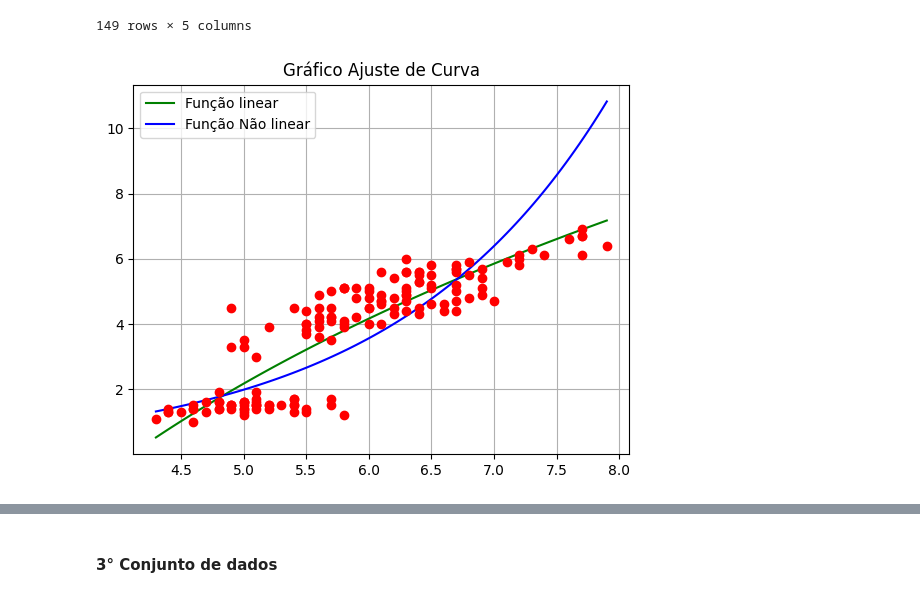
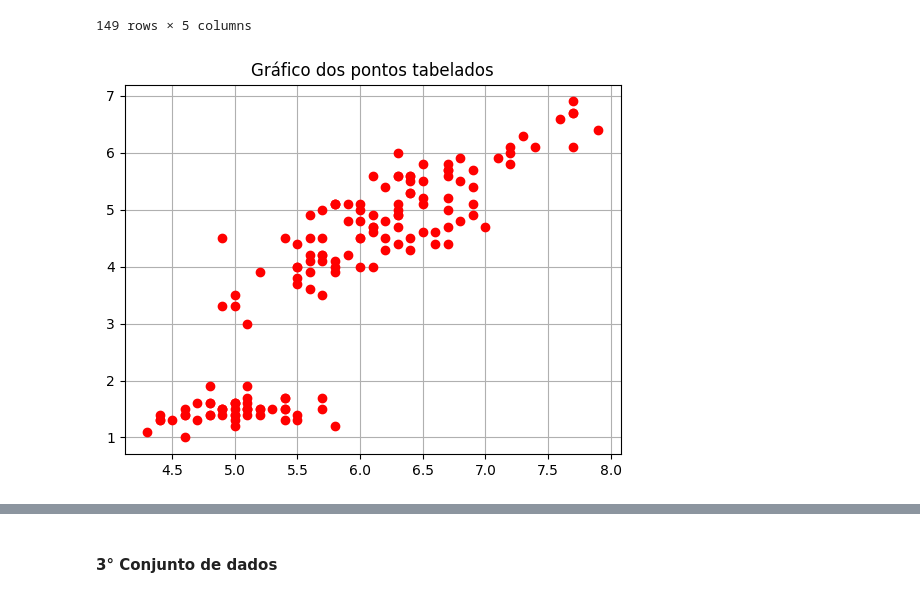
Before and after one commit to syannekaroline/MatematicaComputacional, a Jupyter notebook: ExercícioPratico06-AjusteDeCurva.ipynb, the cells around one changed output, grey strips where cells are left out. Saved outputs shown, nothing was run; the diff lists cells and outputs as text; code cells hidden in the pictures.

```diff
--- a/ExercícioPratico06-AjusteDeCurva.ipynb
+++ b/ExercícioPratico06-AjusteDeCurva.ipynb
@@ -11,11 +11,12 @@ class MQ:
   def __init__(self):
     self.alfas = []
 
-  def fit_exp(self, x, y,printValues=False):
+  def fit_exp(self, x, y,GExp=[lambda x:1, lambda x:x],printValues=False):
     self.alfas=[]
+    self.Gexp=GExp
     z = np.log(y)# calcula o vetor z ln(y)
     # linearização
-    self.fit(x, z, [lambda x:1, lambda x:x]) # calcula os valores de alfa com vetor z g1=1 e g2 = x
+    self.fit(x, z, self.Gexp) # calcula os valores de alfa com vetor z g1=1 e g2 = x
     self.alfas[0] = math.e**self.alfas[0] # calcula o a1
 
     if printValues:
@@ -88,11 +89,12 @@ class MQ:
     x_line = np.linspace(min(x)-0.0001, max(x)+0.0001, 100)
 
     if Linear:
+      self.fit(x,y,self.G)
       y_line = list(map(lambda x: self.calc(x), x_line))
       plt.plot(x_line,y_line,'g-',label= 'Função linear')
     plt.title('Gráfico Ajuste de Curva')
     if NaoLinear:
-      self.fit_exp(x, y)
+      self.fit_exp(x,y,self.Gexp)
       y_nlinear = list(map(lambda x: self.calc_exp(x), x_line))
       plt.plot(x_line,y_nlinear,'b-',label= 'Função Não linear')
     plt.plot(x, y,'ro')# plota como pontos
@@ -246,8 +249,7 @@ df
 # %%
 X = df['5.1'].values
 Y = df['1.4'].values
 mq= MQ()
-mq.fit(X,Y,[lambda x:-np.log(x), lambda x:1])
-mq.PrintAjusteCurva(X,Y,True,True)
+mq.plotPontos(X,Y)
 # %% [output]
-[figure, old version]
+[figure, new version]
```
Also changed, not shown: parts of 5 cells of this notebook.
